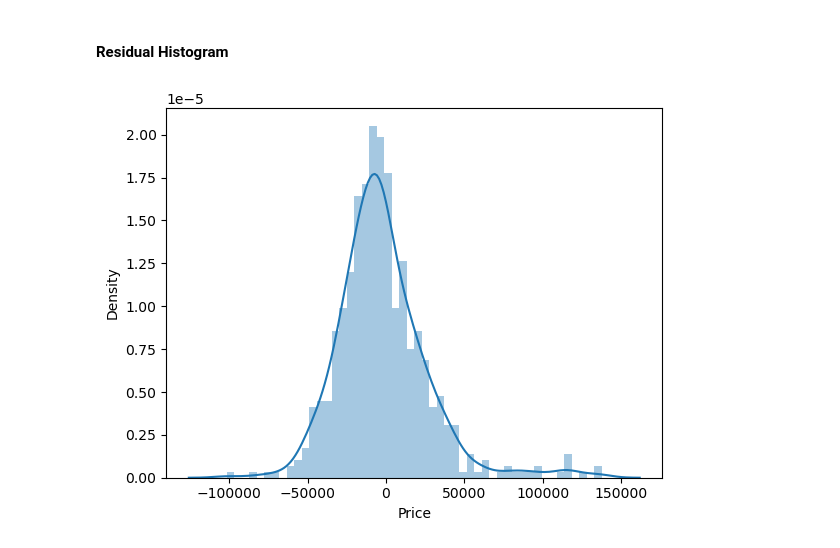
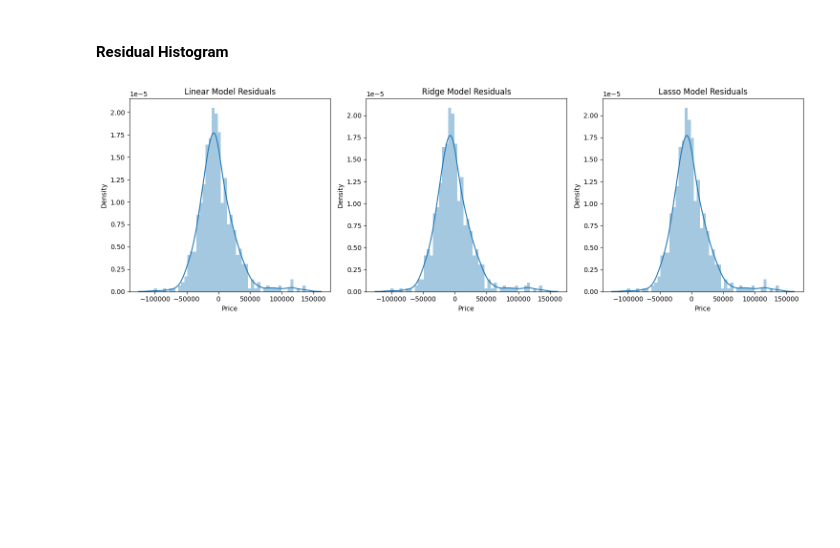
Before and after one commit to Tuwaiq-DS-ML-bootcamp-V-9/Usecase-4, a Jupyter notebook: ML/SL/Regression/01 ML - Linear_Regression.ipynb, the cells around one changed output. Cells and saved outputs as stored; diff of their text form; code cells hidden in the pictures; blank space fills up the shorter version.

```diff
--- a/ML/SL/Regression/01 ML - Linear_Regression.ipynb
+++ b/ML/SL/Regression/01 ML - Linear_Regression.ipynb
@@ -310,3 +310,7 @@ y_pred = predict(X_test_scaled)
 ## Buliding the Model
 # %%
 model = LinearRegression()
+# %%
+ridge_model = Ridge()  # You can adjust alpha to see different results
+# %%
+lasso_model = Lasso()  # You can adjust alpha to see different results
@@ -317,3 +336,20 @@ model = LinearRegression()
 model.fit(X_train_scaled, y_train)
 # %% [output]
 LinearRegression()
+# %%
+# Fit GridSearchCV on the training data
+grid_search_ridge.fit(X_train_scaled, y_train)
+grid_search_lasso.fit(X_train_scaled, y_train)
+
+# Get the best parameters and best model
+
+# Ridge
+best_params_ridge = grid_search_ridge.best_params_
+best_model_ridge = grid_search_ridge.best_estimator_
+
+# Lasso
+best_params_lasso = grid_search_lasso.best_params_
+best_model_lasso = grid_search_lasso.best_estimator_
+
+print("Best Parameters for ridge model:", best_params_ridge)
+print("Best Parameters for lasso model:", best_params_lasso)
@@ -469,6 +625,21 @@ plt.show()
 # %% [markdown]
 #### Residual Histogram
-# %%
-sns.distplot((y_test-predictions),bins=50); # it's good if we get normal distribution
-# %% [output]
-[figure, removed]
+# %%
+plt.figure(figsize=(15, 5))
+
+plt.subplot(1, 3, 1)
+sns.distplot((y_test - y_pred), bins=50)
+plt.title('Linear Model Residuals')
+
+plt.subplot(1, 3, 2)
+sns.distplot((y_test - y_pred_ridge), bins=50)
+plt.title('Ridge Model Residuals')
+
+plt.subplot(1, 3, 3)
+sns.distplot((y_test - y_pred_lasso), bins=50)
+plt.title('Lasso Model Residuals')
+
+plt.tight_layout()
+plt.show()
+# %% [output]
+[figure, added]
```
Also changed, not shown: parts of 21 cells of this notebook.
